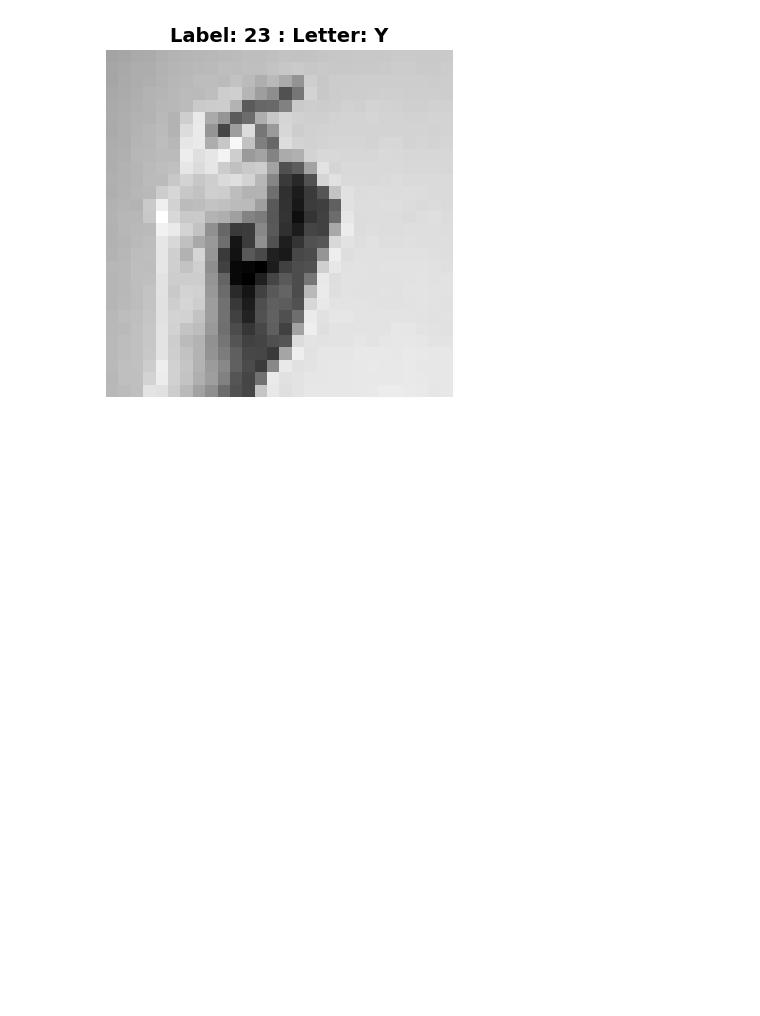
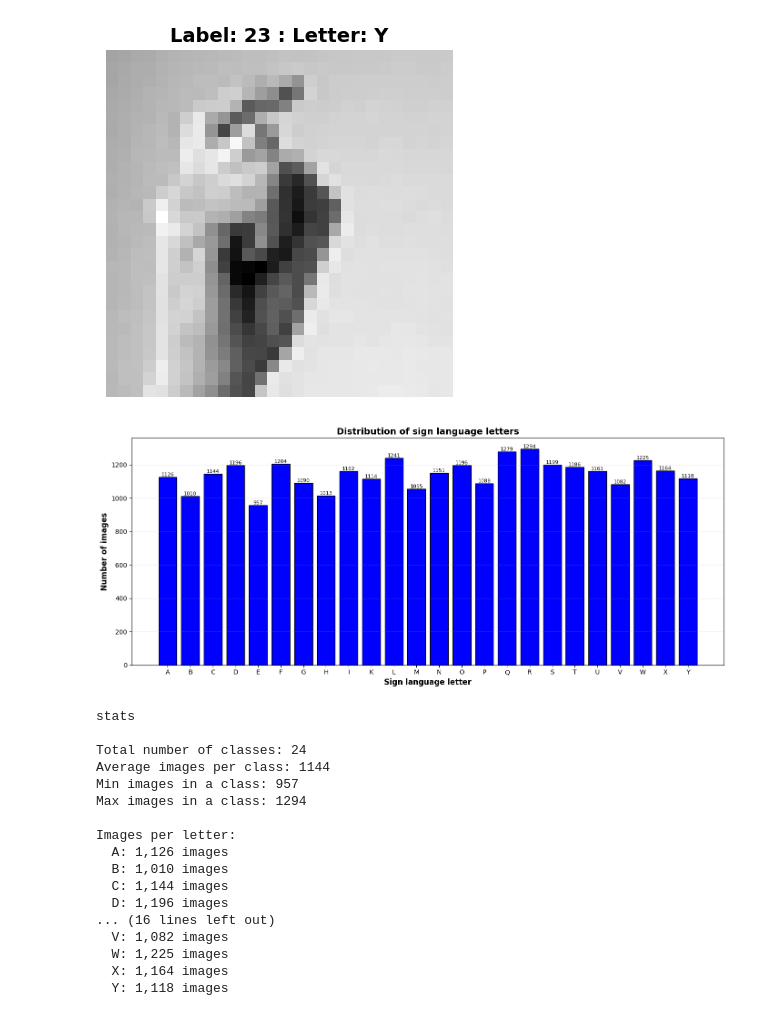
Before and after one commit to SharkFishie/CSCI323_ASL_Recognition, a Jupyter notebook: notebooks/01_EDA_and_Data_Exploration.ipynb, the cells around one changed output. Drawn from its saved outputs; the diff is of its cells as text; code cells hidden in the pictures; blank space fills up the shorter version.

```diff
--- a/notebooks/01_EDA_and_Data_Exploration.ipynb
+++ b/notebooks/01_EDA_and_Data_Exploration.ipynb
@@ -72,3 +72,59 @@ Sample images from training data:
 [figure]
 [figure]
 [figure]
+# %%
+#data distribution checks
+
+#  how many of each letter we have
+label_counts = train_data['label'].value_counts().sort_index()
+
+# chart to visualize
+letters = ['A', 'B', 'C', 'D', 'E', 'F', 'G', 'H', 'I',
+           'K', 'L', 'M', 'N', 'O', 'P', 'Q', 'R',
+           'S', 'T', 'U', 'V', 'W', 'X', 'Y']
+plt.figure(figsize=(14, 6))
+bars = plt.bar(range(len(label_counts)), label_counts.values, color='blue', edgecolor='black')
+plt.xlabel('Sign language letter', fontsize=12, fontweight='bold')
+plt.ylabel('Number of images', fontsize=12, fontweight='bold')
+plt.title('Distribution of sign language letters', fontsize=14, fontweight='bold')
+plt.xticks(range(len(letters)), letters, fontsize=10)
+plt.grid(axis='y', alpha=0.3, linestyle='--')
+plt.tight_layout()
+
+#  value labels on top of bars
+for i, bar in enumerate(bars):
+    height = bar.get_height()
+    plt.text(bar.get_x() + bar.get_width()/2., height,
+             f'{int(height)}',
+             ha='center', va='bottom', fontsize=8)
+
+plt.show()
+
+# show stats
+print("stats ")
+print(f"\nTotal number of classes: {len(label_counts)}")
+print(f"Average images per class: {label_counts.mean():.0f}")
+print(f"Min images in a class: {label_counts.min()}")
+print(f"Max images in a class: {label_counts.max()}")
+print("\nImages per letter:")
+for idx, (label, count) in enumerate(label_counts.items()):
+    print(f"  {letters[idx]}: {count:,} images")
+# %% [output]
+[figure, added]
+stats
+
+Total number of classes: 24
+Average images per class: 1144
+Min images in a class: 957
+Max images in a class: 1294
+
+Images per letter:
+  A: 1,126 images
+  B: 1,010 images
+  C: 1,144 images
+  D: 1,196 images
+... (16 lines left out)
+  V: 1,082 images
+  W: 1,225 images
+  X: 1,164 images
+  Y: 1,118 images
```
